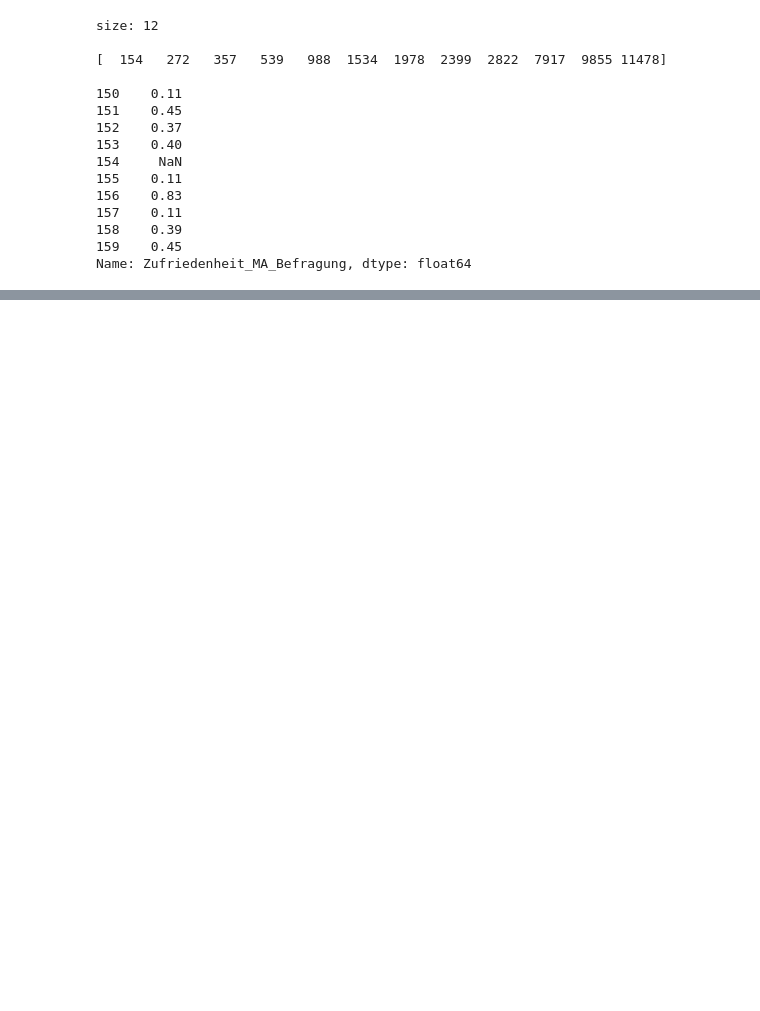
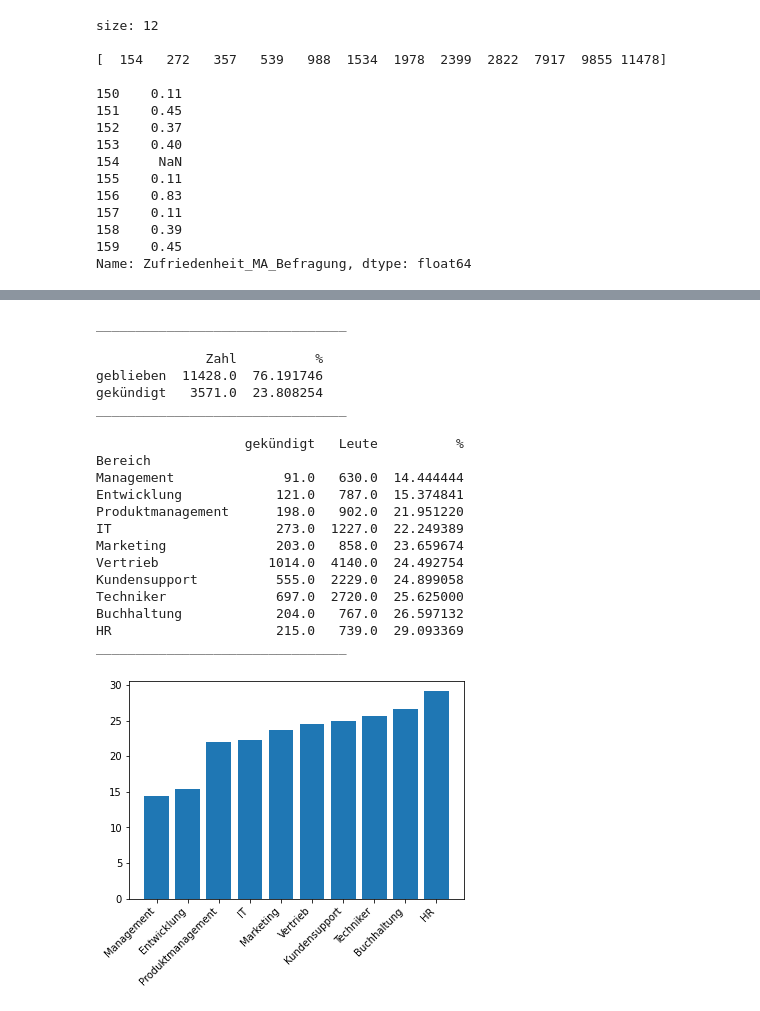
Before and after one commit to aurelienfouque/DBChallenge, a Jupyter notebook: challenge.ipynb, the cells around one changed output, grey strips where cells are left out. Cells and saved outputs as stored; diff of their text form; code cells hidden in the pictures; blank space fills up the shorter version.

Commit message:
calculate who resigns and where

```diff
--- a/challenge.ipynb
+++ b/challenge.ipynb
@@ -101,0 +107,47 @@ visu.savefig('cor.pdf')
+# %%
+# number of people who resigned from where
+
+item = ku.columns.tolist()
+resignedOrNotWhere = ku.groupby([item[-1], item[-3]])
+resignedWhere = resignedOrNotWhere.size()[1]
+resigned = ku.groupby(item[-1]).size()
+total = resigned.sum()
+peopleByDomain = ku.groupby(item[-3]).size()
+total =resignedOrNotWhere.size().sum()
+print('________________________________\n')
+print(pd.DataFrame([resigned.values, 100*resigned/total],
+   columns=['geblieben', 'gekündigt'],
+   index=['Zahl', '%']).T)
+print('________________________________\n')
+resignedTab = pd.DataFrame([resignedWhere,
+                            peopleByDomain,
+                            100*resignedWhere/peopleByDomain],
+                            index=['gekündigt', 'Leute', '%']).T
+print(resignedTab.sort_values(by=['%']))
+print('________________________________\n')
+plt.xticks(rotation=45, ha='right')
+resignedPlot = resignedTab.sort_values(by=['%'])['%']
+plt.bar(resignedPlot.index, height=resignedPlot)
+plt.savefig('gek.pdf')
+# %% [output]
+________________________________
+
+              Zahl          %
+geblieben  11428.0  76.191746
+gekündigt   3571.0  23.808254
+________________________________
+
+                   gekündigt   Leute          %
+Bereich
+Management              91.0   630.0  14.444444
+Entwicklung            121.0   787.0  15.374841
+Produktmanagement      198.0   902.0  21.951220
+IT                     273.0  1227.0  22.249389
+Marketing              203.0   858.0  23.659674
+Vertrieb              1014.0  4140.0  24.492754
+Kundensupport          555.0  2229.0  24.899058
+Techniker              697.0  2720.0  25.625000
+Buchhaltung            204.0   767.0  26.597132
+HR                     215.0   739.0  29.093369
+________________________________
+[figure, added]
```
Also changed, not shown: parts of 3 cells of this notebook, 2 other files.
